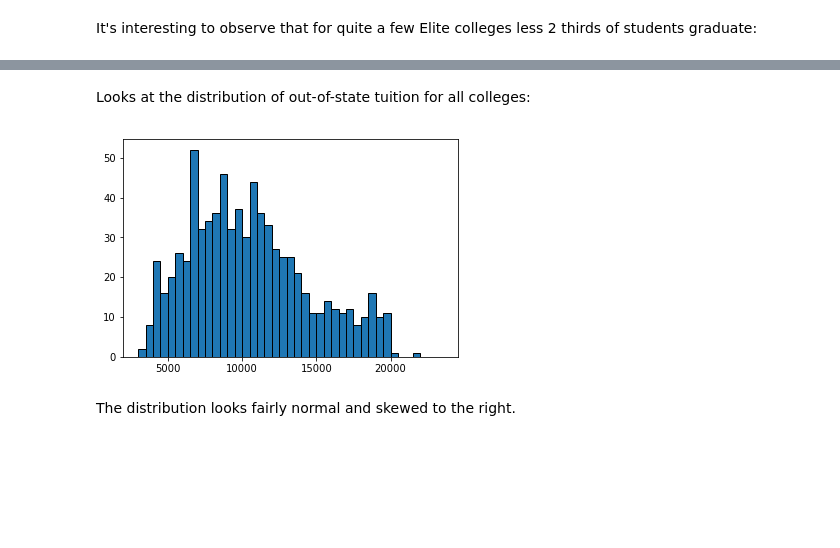
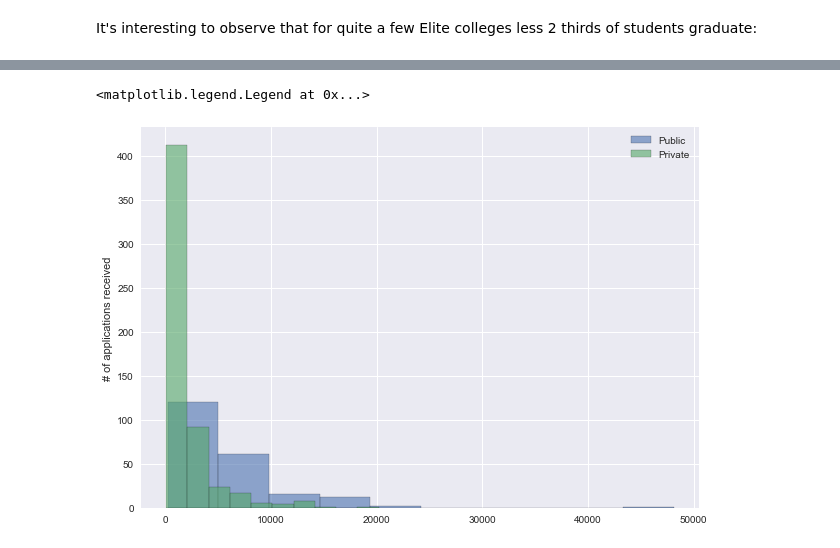
Before and after one commit to AtanasiuDemian/Introduction-to-Statistical-Learning---Python, a Jupyter notebook: College.ipynb, the cells around one changed output, grey strips where cells are left out. Saved outputs shown, nothing was run; the diff lists cells and outputs as text; code cells hidden in the pictures; blank space fills up the shorter version.

```diff
--- a/College.ipynb
+++ b/College.ipynb
@@ -89,12 +84,15 @@ college[(college.Elite=='Yes')&(college['Grad.Rate']<=66)]
 | 619 | University of Florida | No | 12445 | 8836 | 3623 | 54 | 85 | 24470 | 3286 | 7090 | ... |
 | 639 | University of Minnesota at Morris | No | 1458 | 874 | 588 | 56 | 86 | 1846 | 154 | 9843 | ... |
 | 666 | University of Puget Sound | Yes | 4044 | 2826 | 688 | 51 | 83 | 2738 | 138 | 16230 | ... |
-# %% [markdown]
-Looks at the distribution of out-of-state tuition for all colleges:
-# %%
-plt.hist(college.Outstate.values, bins=np.arange(3000,24000,500), ec='black')
-plt.show()
-# %% [output]
-[figure, removed]
-# %% [markdown]
-The distribution looks fairly normal and skewed to the right.
+# %%
+# Do public colleges receive more applications?
+college['Private']=(college.Private=='Yes')*1
+labels_to_use=['Public', 'Private']
+plt.figure(figsize=(10,7))
+for i, group in college.groupby('Private'):
+    plt.hist(group['Apps'], label=labels_to_use[i], alpha=0.6, ec='black')
+plt.ylabel('# of applications received')
+plt.legend(loc='best')
+# %% [output]
+<matplotlib.legend.Legend at 0x...>
+[figure, added]
```
Also changed, not shown: parts of 15 cells of this notebook.
